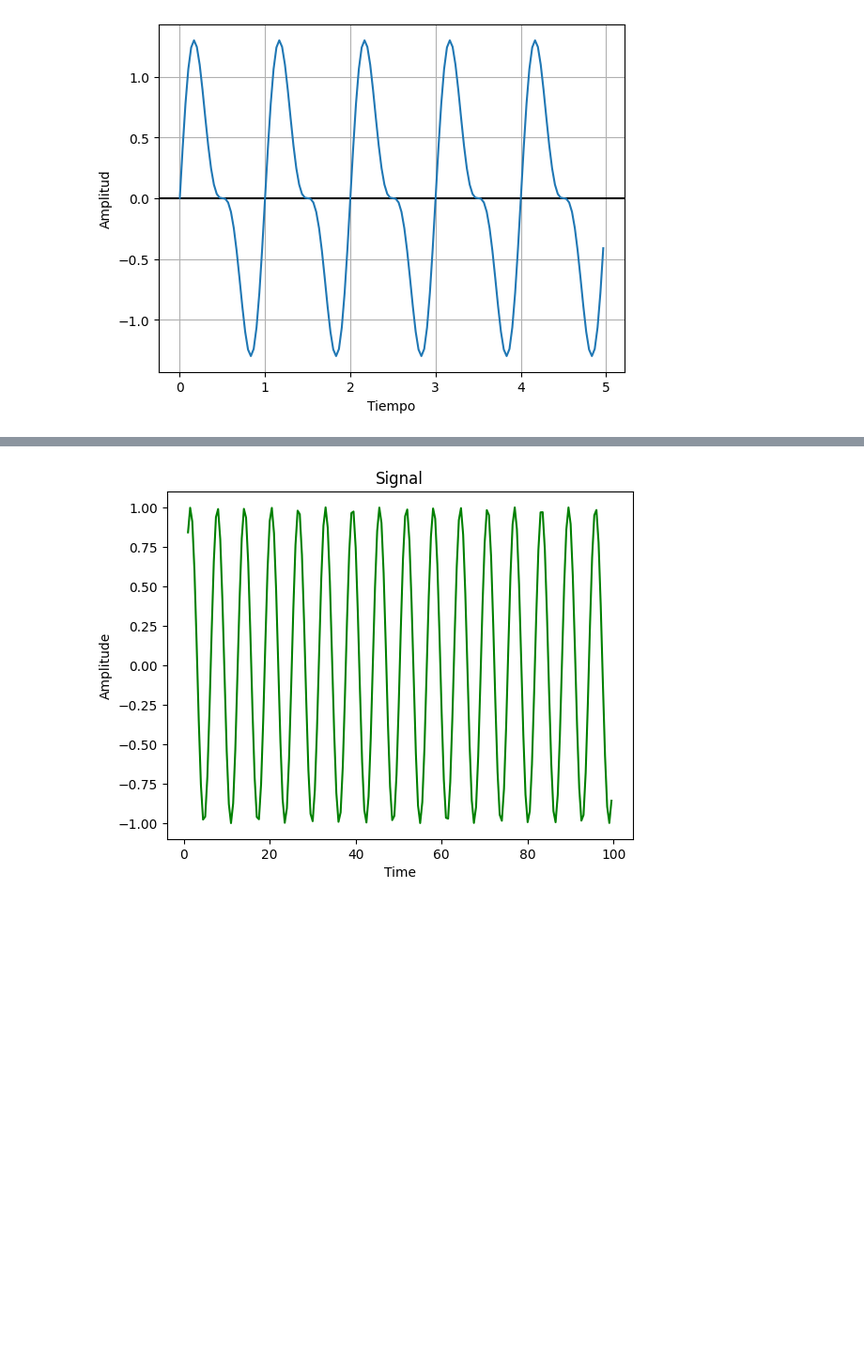
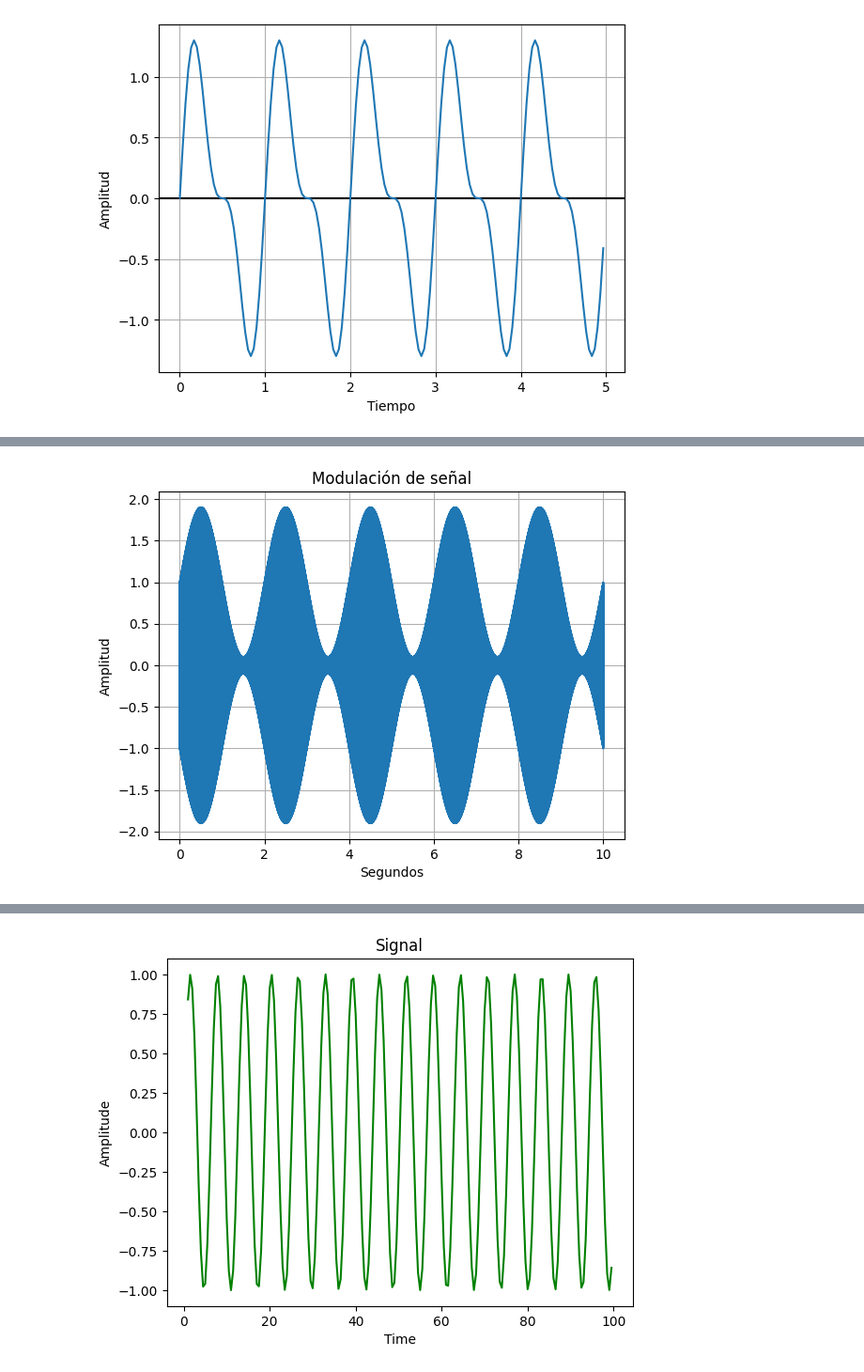
Before and after one commit to RoboG-11/Seniales-senoidales, a Jupyter notebook: Notebook.ipynb, the cells around one changed output, grey strips where cells are left out. Shown at 94% size. Drawn from its saved outputs; the diff is of its cells as text; code cells hidden in the pictures; blank space fills up the shorter version.

```diff
--- a/Notebook.ipynb
+++ b/Notebook.ipynb
@@ -290,3 +307,37 @@ plt.grid('on')
+# %%
+from math import sin, pi
+import matplotlib.pyplot as plt
+from matplotlib.pyplot import figure
+import numpy as np
+
+plt.close('all')
+
+# m = Valor pico max -Valor picomin /Valor max + Valor min
+
+#Eje del tiempo (x)
+Fs = 2000;
+n = np.arange(0,10,1/Fs)
+
+# Señal portadora de alta frecuencia
+Fp = 1000 # Frecuencia
+Amp = 1 # Amplitud
+c = Amp*np.cos(2*pi*Fp*n)
+
+# Señal moduladora
+Fm = 1/2 # Frecuencia
+Im = 0.9 # Profundidad de modulación AM
+m = Im*np.sin(2*pi*Fm*n)
+
+#Señal modulada por amplitud
+s= c * (1 + m/Amp)
+
+plt.plot(n,s);
+plt.title('Modulación de señal')
+plt.xlabel('Segundos');
+plt.ylabel('Amplitud');
+plt.grid(True)
+# %% [output]
+[figure, added]
 # %% [markdown]
 # Ancho de Banda
 
```
Also changed, not shown: parts of 3 cells of this notebook, 2 other files.
